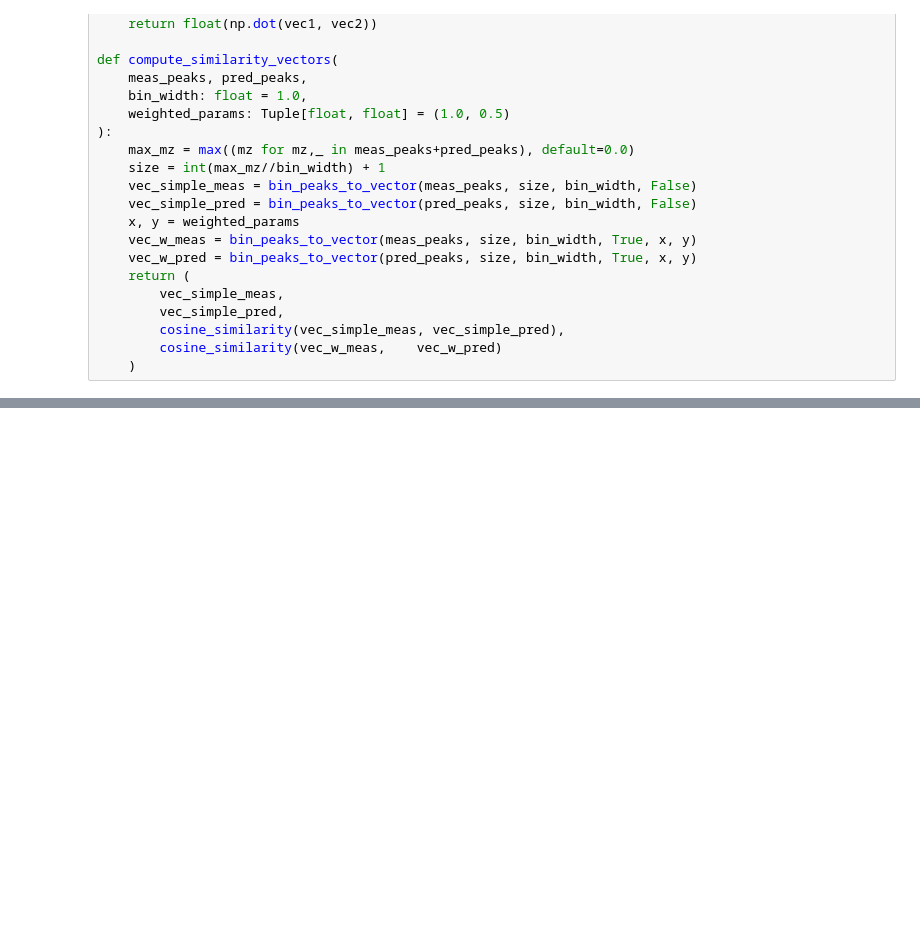
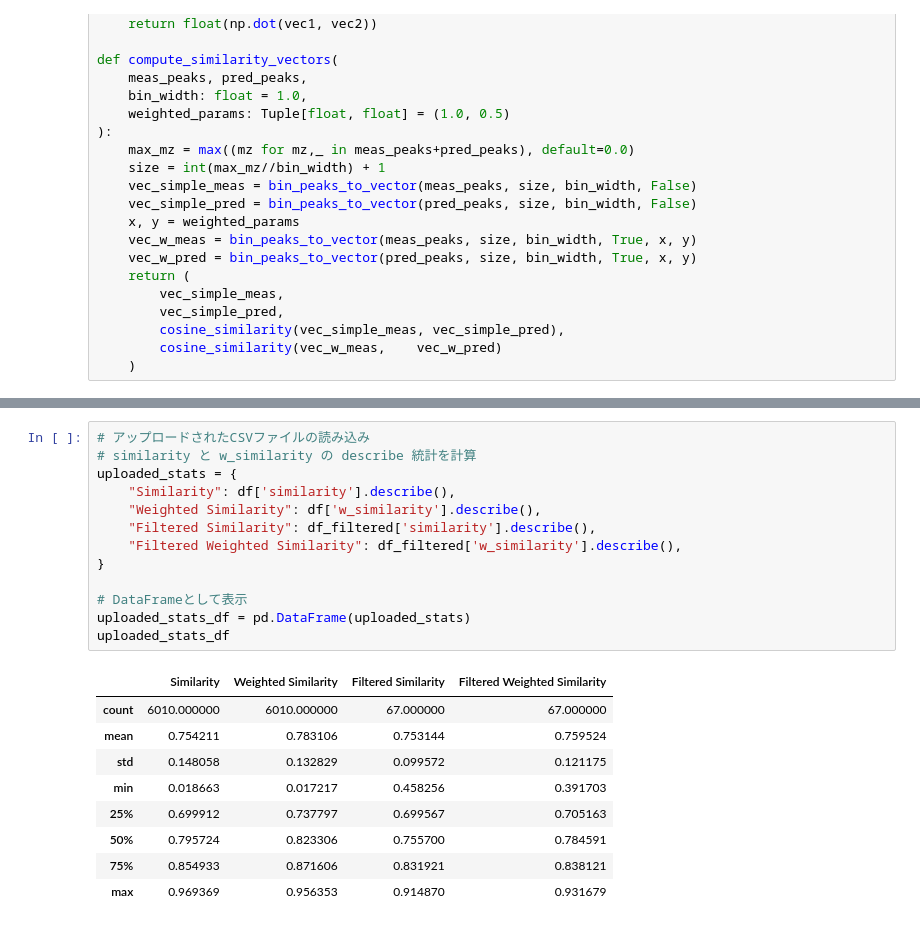
Before and after one commit to 0tum/deep-molecular-massspec, a Jupyter notebook: code/calc_sims.ipynb, the cells around one changed output, grey strips where cells are left out. Saved outputs shown, nothing was run; the diff lists cells and outputs as text; blank space fills up the shorter version.

```diff
--- a/code/calc_sims.ipynb
+++ b/code/calc_sims.ipynb
@@ -382,0 +341,23 @@ plot_histgram_with_fluoro_fixed()
+# %%
+# アップロードされたCSVファイルの読み込み
+# similarity と w_similarity の describe 統計を計算
+uploaded_stats = {
+    "Similarity": df['similarity'].describe(),
+    "Weighted Similarity": df['w_similarity'].describe(),
+    "Filtered Similarity": df_filtered['similarity'].describe(),
+    "Filtered Weighted Similarity": df_filtered['w_similarity'].describe(),
+}
+
+# DataFrameとして表示
+uploaded_stats_df = pd.DataFrame(uploaded_stats)
+uploaded_stats_df
+# %% [output]
+|  | Similarity | Weighted Similarity | Filtered Similarity | Filtered Weighted Similarity |
+| count | 6010.000000 | 6010.000000 | 67.000000 | 67.000000 |
+| mean | 0.754211 | 0.783106 | 0.753144 | 0.759524 |
+| std | 0.148058 | 0.132829 | 0.099572 | 0.121175 |
+| min | 0.018663 | 0.017217 | 0.458256 | 0.391703 |
+| 25% | 0.699912 | 0.737797 | 0.699567 | 0.705163 |
+| 50% | 0.795724 | 0.823306 | 0.755700 | 0.784591 |
+| 75% | 0.854933 | 0.871606 | 0.831921 | 0.838121 |
+| max | 0.969369 | 0.956353 | 0.914870 | 0.931679 |
```
Also changed, not shown: parts of 6 cells of this notebook, 20 other files.
